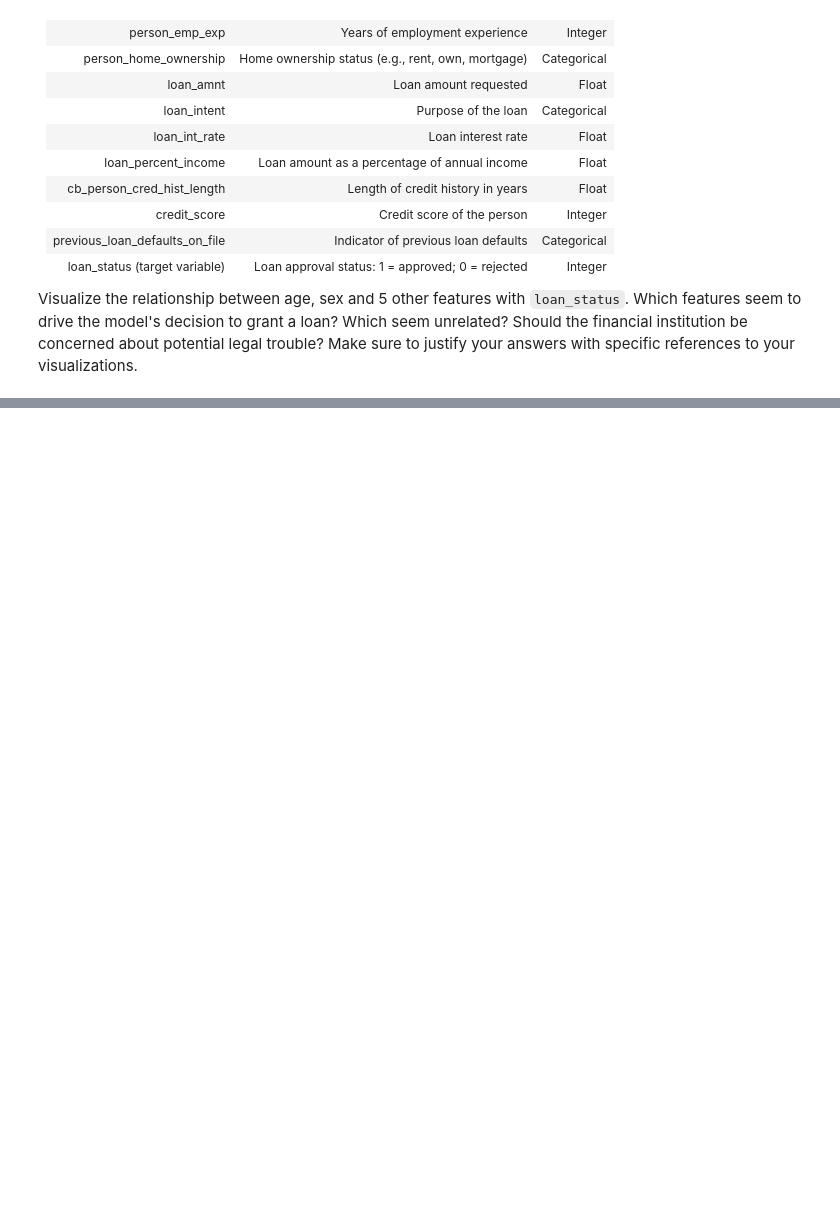
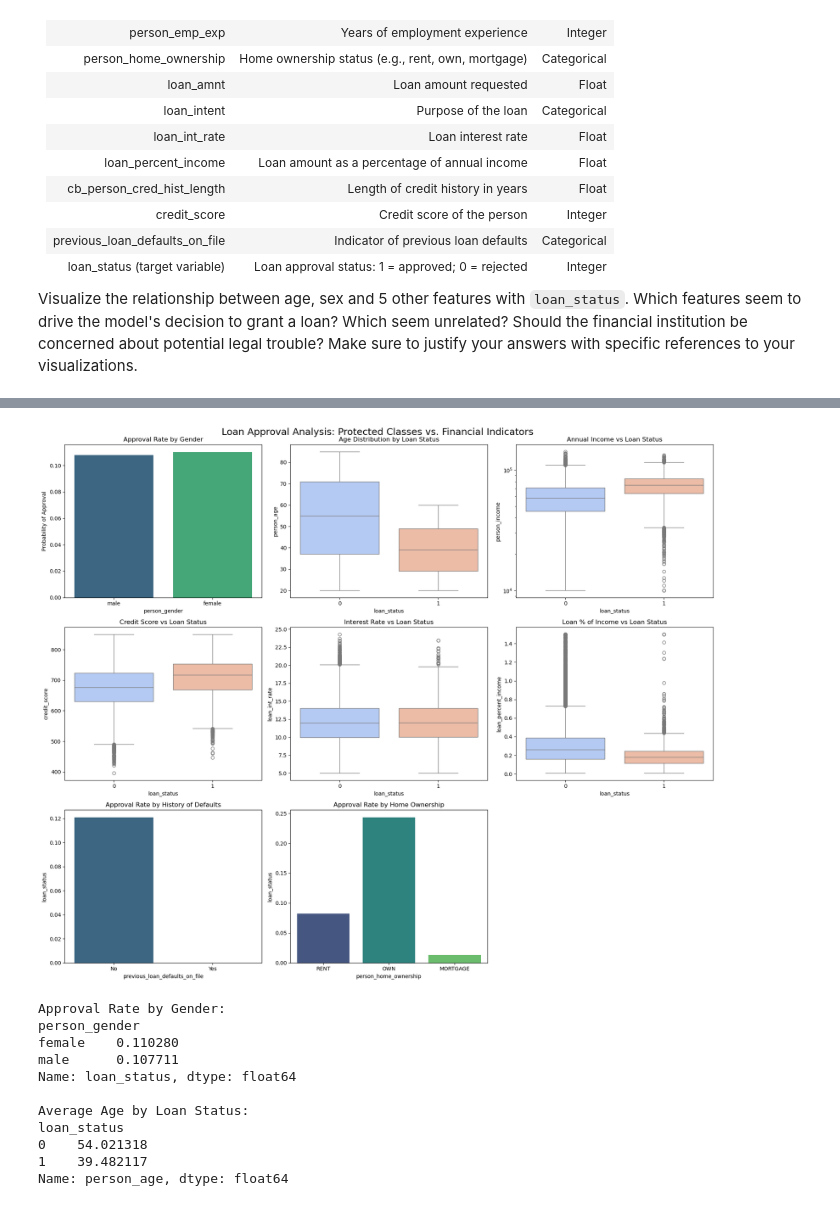
Before and after one commit to Mortal-Atlas/Data_Visualization_And_Modeling, a Jupyter notebook: Lab/2.5 Visualizing Relationships Between Groups Lab.ipynb, the cells around one changed output, grey strips where cells are left out. Drawn from its saved outputs; the diff is of its cells as text; code cells hidden in the pictures; blank space fills up the shorter version.

```diff
--- a/Lab/2.5 Visualizing Relationships Between Groups Lab.ipynb
+++ b/Lab/2.5 Visualizing Relationships Between Groups Lab.ipynb
@@ -23,3 +23,68 @@ Data from recent loan applications is given in `loan_data.csv`.  The data dictio
 |loan_status (target variable)|Loan approval status: 1 = approved; 0 = rejected|Integer
 
 Visualize the relationship between age, sex and 5 other features with `loan_status`.  Which features seem to drive the model's decision to grant a loan?  Which seem unrelated?  Should the financial institution be concerned about potential legal trouble?  Make sure to justify your answers with specific references to your visualizations.
+# %%
+import pandas as pd
+import seaborn as sns
+import matplotlib.pyplot as plt
+
+# 1. Load the data
+df = pd.read_csv('loan_data.csv')
+
+# 2. Set up the figure with multiple subplots
+fig, axes = plt.subplots(3, 3, figsize=(18, 15))
+fig.suptitle('Loan Approval Analysis: Protected Classes vs. Financial Indicators', fontsize=18)
+
+# --- Protected Classes (The Legal Questions) ---
+
+# Plot 1: Sex vs Loan Status (Categorical)
+# Shows the approval rate (percentage) for each gender
+sns.barplot(data=df, x='person_gender', y='loan_status', ax=axes[0, 0], errorbar=None, palette='viridis')
+axes[0, 0].set_title('Approval Rate by Gender')
+axes[0, 0].set_ylabel('Probability of Approval')
+
+# Plot 2: Age vs Loan Status (Numerical)
+# Boxplot shows the distribution of ages for Approved (1) vs Rejected (0)
+sns.boxplot(data=df, x='loan_status', y='person_age', ax=axes[0, 1], palette='coolwarm')
+axes[0, 1].set_title('Age Distribution by Loan Status')
+
+# --- Financial Indicators (The Likely Drivers) ---
+
+# Plot 3: Income vs Loan Status
+# Using a log scale for income to make the chart readable (incomes vary wildly)
+sns.boxplot(data=df, x='loan_status', y='person_income', ax=axes[0, 2], palette='coolwarm')
+axes[0, 2].set_yscale('log')
+axes[0, 2].set_title('Annual Income vs Loan Status')
+
+# Plot 4: Credit Score vs Loan Status
+sns.boxplot(data=df, x='loan_status', y='credit_score', ax=axes[1, 0], palette='coolwarm')
+axes[1, 0].set_title('Credit Score vs Loan Status')
+
+# Plot 5: Loan Interest Rate vs Loan Status
+sns.boxplot(data=df, x='loan_status', y='loan_int_rate', ax=axes[1, 1], palette='coolwarm')
+axes[1, 1].set_title('Interest Rate vs Loan Status')
+
+# Plot 6: Loan Percent of Income vs Loan Status
+sns.boxplot(data=df, x='loan_status', y='loan_percent_income', ax=axes[1, 2], palette='coolwarm')
+axes[1, 2].set_title('Loan % of Income vs Loan Status')
+
+# Plot 7: Previous Defaults vs Loan Status
+sns.barplot(data=df, x='previous_loan_defaults_on_file', y='loan_status', ax=axes[2, 0], errorbar=None, palette='viridis')
+axes[2, 0].set_title('Approval Rate by History of Defaults')
+
+# Plot 8: Home Ownership vs Loan Status
+sns.barplot(data=df, x='person_home_ownership', y='loan_status', ax=axes[2, 1], errorbar=None, palette='viridis')
+axes[2, 1].set_title('Approval Rate by Home Ownership')
+
+# Hide the empty 9th subplot
+axes[2, 2].axis('off')
+
+plt.tight_layout()
+plt.show()
+
+# --- Statistics for Report ---
+print("Approval Rate by Gender:")
+print(df.groupby('person_gender')['loan_status'].mean())
+print("\nAverage Age by Loan Status:")
+print(df.groupby('loan_status')['person_age'].mean())
+# %% [output]
@@ -25,0 +108,12 @@ Visualize the relationship between age, sex and 5 other features with `loan_stat
+[figure, added]
+Approval Rate by Gender:
+person_gender
+female    0.110280
+male      0.107711
+Name: loan_status, dtype: float64
+
+Average Age by Loan Status:
+loan_status
+0    54.021318
+1    39.482117
+Name: person_age, dtype: float64
```
Also changed, not shown: parts of 2 cells of this notebook.
